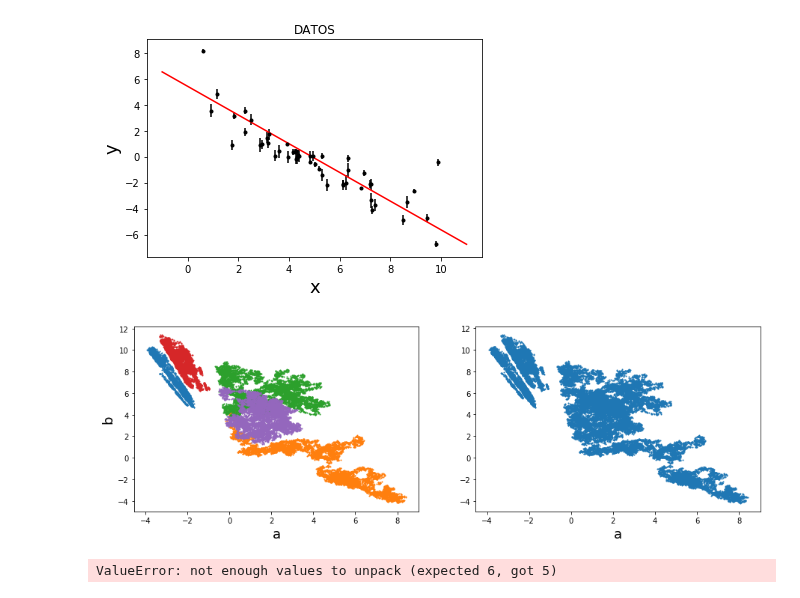
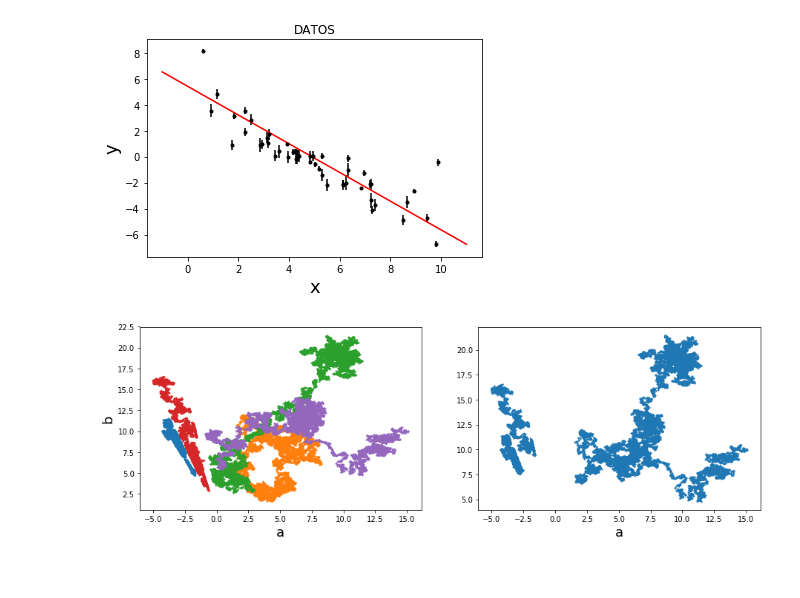
Before and after one commit to DCIDA2019/da2019-Oscar2401, a Jupyter notebook: Semana9/trabajo_9.ipynb, the cells around one changed output. Saved outputs shown, nothing was run; the diff lists cells and outputs as text; code cells hidden in the pictures.

```diff
--- a/Semana9/trabajo_9.ipynb
+++ b/Semana9/trabajo_9.ipynb
@@ -65,7 +65,7 @@ def metrop(a_ini,b_ini,data,sigm,flags):
                 ch_0 = ch
             else:
                 r = -np.log(np.random.uniform(0,1))
-                diff = abs(ch-ch_0)
+                diff = ch-ch_0
                 if diff<r:
                     a[i].append(a_af)
                     b[i].append(b_af)
@@ -142,7 +153,7 @@ def chisq_2(theta,data):
     y_err = data[2]
 
     model = recta(x,theta[0],theta[1])
-    chisq = (y-model)**2 / (y_err**2 + (model**2)*(theta[2]**2))
+    chisq = (y-model)**2 / (y_err**2 + (theta[2]**2*model**2))
 
     return chisq.sum()
 # %%
@@ -151,7 +162,7 @@ def metrop(a_ini,b_ini,f_ini,data,sigm,flags):
     #Reordenamos el arreglo de a y b iniciales.
     a_ini = a_ini.T.reshape((len(a_ini),1))
     b_ini = b_ini.T.reshape((len(b_ini),1))
-    f_ini = b_ini.T.reshape((len(f_ini),1))
+    f_ini = f_ini.T.reshape((len(f_ini),1))
     data = np.array(data)
 
     ch_ini = [] #iniciamos lista para los valores de chi iniciales.
@@ -168,11 +179,11 @@ def metrop(a_ini,b_ini,f_ini,data,sigm,flags):
     for i in range(len(a_ini)):
         ch_0 = ch_ini[i]
         k = 0
-        for j in range(10000):
+        for j in range(20000):
             a_af = np.random.normal(a[i][k],sigm)
             b_af = np.random.normal(b[i][k],sigm)
             f_af = np.random.normal(f[i][k],sigm)
-            ch = chisq([a_af,b_af,f_af],data)
+            ch = chisq_2([a_af,b_af,f_af],data)
             if ch < ch_0:
                 a[i].append(a_af)
                 b[i].append(b_af)
@@ -211,15 +222,19 @@ def metrop(a_ini,b_ini,f_ini,data,sigm,flags):
     plt.xlabel('a',fontsize=18)
     plt.show();
 
-    return a_tot , b_tot, a, b, f
+    return a_tot,b_tot,f_tot, a,b,f
 # %%
 data = [x,y,y_err]
 sigma = 0.05
 a_ini = np.array([-2.0,0.0,-0.5,-1,0.5])
 b_ini = np.array([5.0,4.4,6.1,6.5,5.4])
-f_ini = np.array([0.1,0.04,0.1,0.5,0.01])
-flags = 100
+f_ini = np.array([0.1,0.4,0.5,0.2,0.5])
+
+#a_ini = np.array([-2.0])
+#b_ini = np.array([5.0])
+#f_ini = np.array([0.01])
+
+flags = 10000
 a,b,f, a_T,b_T,f_T= metrop(a_ini,b_ini,f_ini,data,sigma,flags)
 # %% [output]
-[figure, old version]
+[figure, new version]
-ValueError: not enough values to unpack (expected 6, got 5)
```
Also changed, not shown: parts of 5 cells of this notebook, 1 other file.
